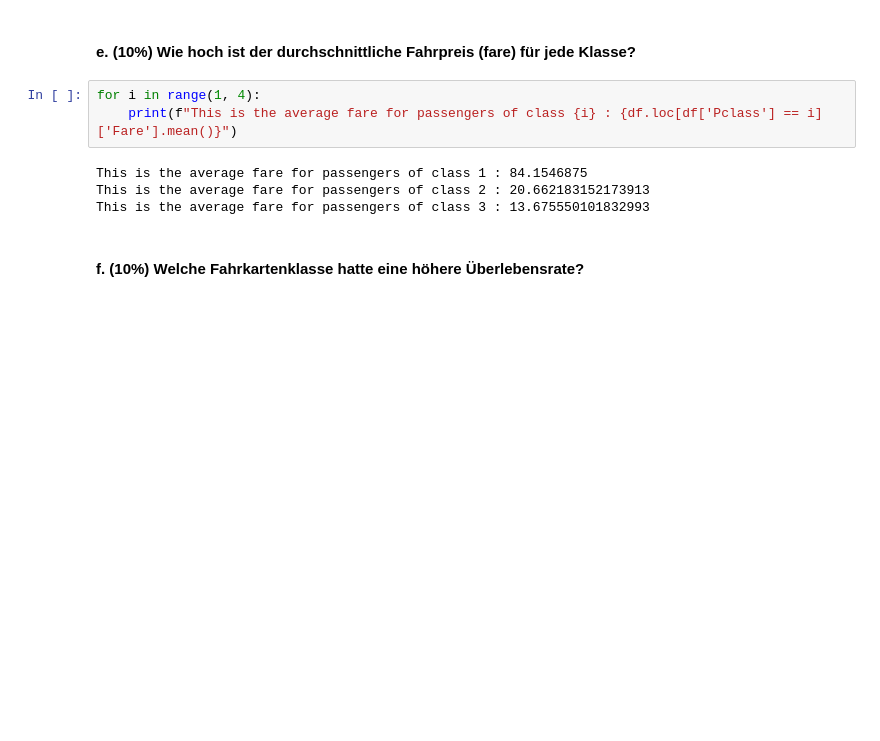
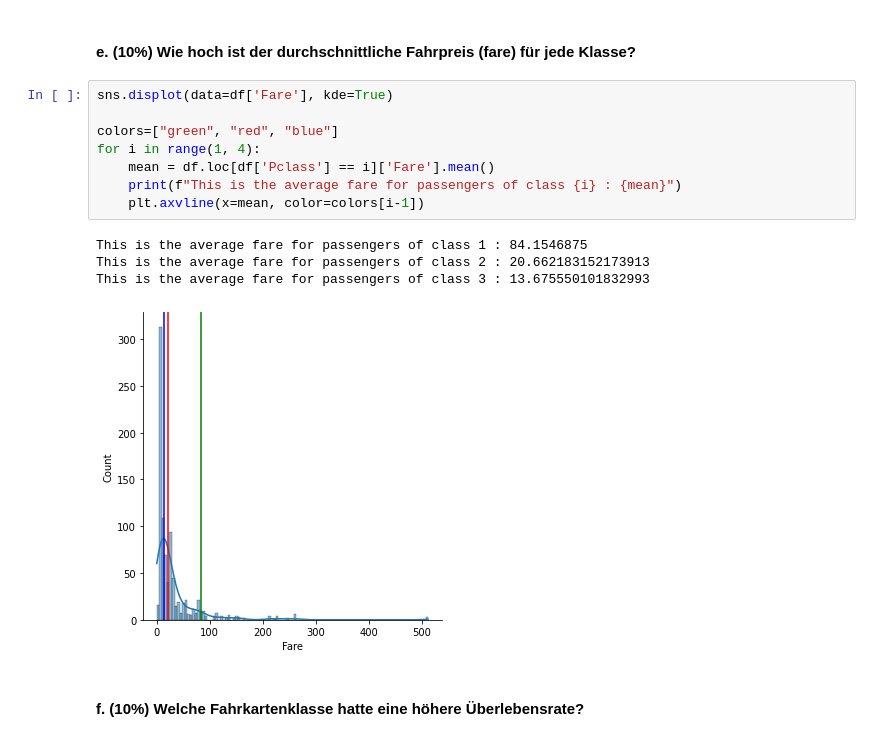
Before and after one commit to tomschewski/datascience1exercise, a Jupyter notebook: Exercise04/Exercise_pandas_seaborn.ipynb, the cells around one changed output. Saved outputs shown, nothing was run; the diff lists cells and outputs as text; blank space fills up the shorter version.

```diff
--- a/Exercise04/Exercise_pandas_seaborn.ipynb
+++ b/Exercise04/Exercise_pandas_seaborn.ipynb
@@ -228,12 +231,18 @@ print(agemedian_men, agemedian_women)
 # %% [markdown]
 #### e. (10%) Wie hoch ist der durchschnittliche Fahrpreis (fare) für jede Klasse?
 # %%
+sns.displot(data=df['Fare'], kde=True)
+
+colors=["green", "red", "blue"]
 for i in range(1, 4):
-    print(f"This is the average fare for passengers of class {i} : {df.loc[df['Pclass'] == i]['Fare'].mean()}")
+    mean = df.loc[df['Pclass'] == i]['Fare'].mean()
+    print(f"This is the average fare for passengers of class {i} : {mean}")
+    plt.axvline(x=mean, color=colors[i-1])
 # %% [output]
 This is the average fare for passengers of class 1 : 84.1546875
 This is the average fare for passengers of class 2 : 20.662183152173913
 This is the average fare for passengers of class 3 : 13.675550101832993
+[figure, added]
 # %% [markdown]
 #### f. (10%) Welche Fahrkartenklasse hatte eine höhere Überlebensrate?
 # %%
```
Also changed, not shown: parts of 2 cells of this notebook.
